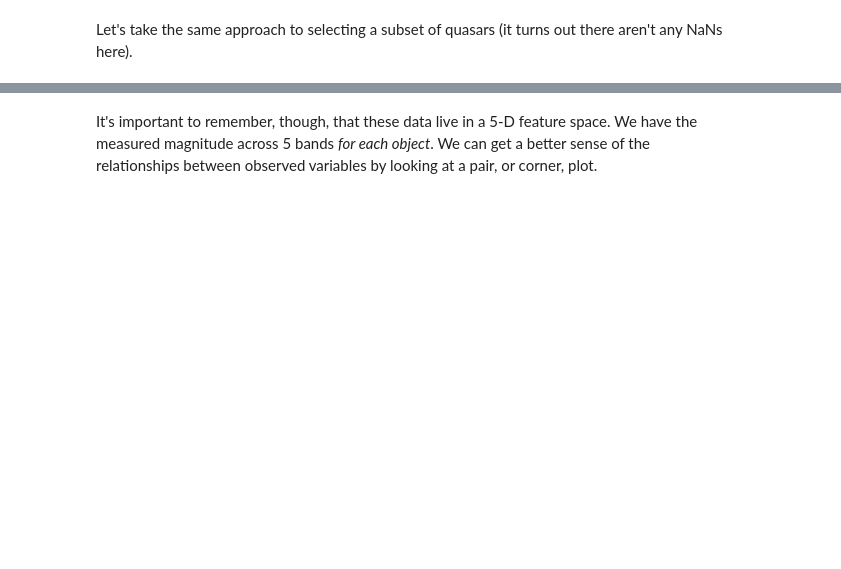
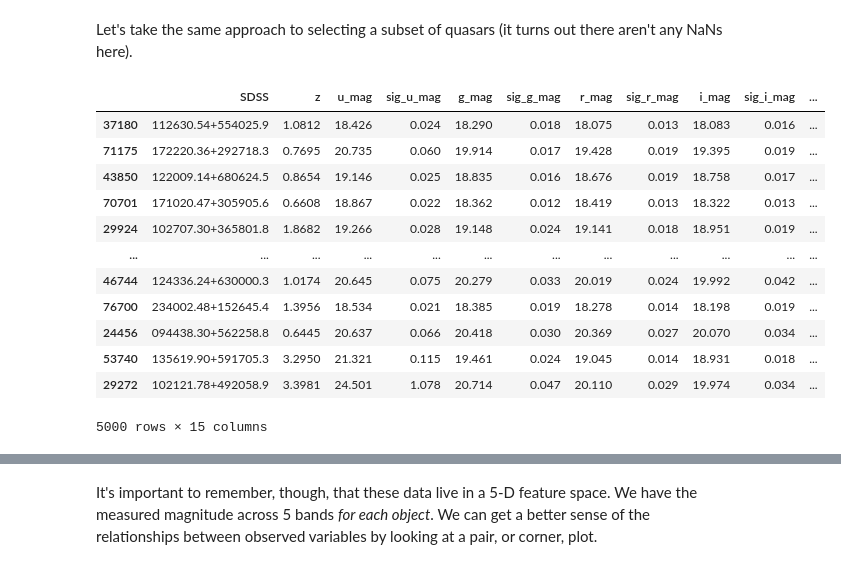
Before and after one commit to maxisi/bfarr-comp-phys-25, a Jupyter notebook: notebooks/Logistic Regression w SDSS.ipynb, the cells around one changed output, grey strips where cells are left out. Saved outputs shown, nothing was run; the diff lists cells and outputs as text; code cells hidden in the pictures; blank space fills up the shorter version.

```diff
--- a/notebooks/Logistic Regression w SDSS.ipynb
+++ b/notebooks/Logistic Regression w SDSS.ipynb
@@ -56,0 +78,3 @@ Finally let's pull the spectroscopically confirmed Quasars.  More information on
+# %%
+inp = open('../data/SDSS_QSO.dat', 'r')
+inp.readline()
@@ -56,0 +83,4 @@ Finally let's pull the spectroscopically confirmed Quasars.  More information on
+# %%
+with open('../data/SDSS_QSO.dat', 'r') as inp:
+    names = inp.readline().rstrip('\n').split(' ')
+names
@@ -60,0 +105,3 @@ We see that it's not comma-delimited, but instead what's called fixed-width. We
+# %%
+qsos = pd.read_fwf('../data/SDSS_QSO.dat', skiprows=1, header=None, names=names)
+qsos.head()
@@ -75,2 +160,6 @@ So when we select our subset of 5000 white dwards we'll make sure to avoid them.
 # %% [markdown]
 With plenty left, we'll select 5000 random white dwarfs.
+# %%
+N = 5000
+wds = wds[wd_sel].sample(N)
+wds
@@ -81,3 +194,20 @@ Let's take the same approach to selecting a subset of quasars (it turns out ther
+# %%
+qsos = qsos.sample(N)
+qsos
+# %% [output]
+|  | SDSS | z | u_mag | sig_u_mag | g_mag | sig_g_mag | r_mag | sig_r_mag | i_mag | sig_i_mag | ... |
+| 37180 | 112630.54+554025.9 | 1.0812 | 18.426 | 0.024 | 18.290 | 0.018 | 18.075 | 0.013 | 18.083 | 0.016 | ... |
+| 71175 | 172220.36+292718.3 | 0.7695 | 20.735 | 0.060 | 19.914 | 0.017 | 19.428 | 0.019 | 19.395 | 0.019 | ... |
+| 43850 | 122009.14+680624.5 | 0.8654 | 19.146 | 0.025 | 18.835 | 0.016 | 18.676 | 0.019 | 18.758 | 0.017 | ... |
+| 70701 | 171020.47+305905.6 | 0.6608 | 18.867 | 0.022 | 18.362 | 0.012 | 18.419 | 0.013 | 18.322 | 0.013 | ... |
+| 29924 | 102707.30+365801.8 | 1.8682 | 19.266 | 0.028 | 19.148 | 0.024 | 19.141 | 0.018 | 18.951 | 0.019 | ... |
+| ... | ... | ... | ... | ... | ... | ... | ... | ... | ... | ... | ... |
+| 46744 | 124336.24+630000.3 | 1.0174 | 20.645 | 0.075 | 20.279 | 0.033 | 20.019 | 0.024 | 19.992 | 0.042 | ... |
+| 76700 | 234002.48+152645.4 | 1.3956 | 18.534 | 0.021 | 18.385 | 0.019 | 18.278 | 0.014 | 18.198 | 0.019 | ... |
+| 24456 | 094438.30+562258.8 | 0.6445 | 20.637 | 0.066 | 20.418 | 0.030 | 20.369 | 0.027 | 20.070 | 0.034 | ... |
+| 53740 | 135619.90+591705.3 | 3.2950 | 21.321 | 0.115 | 19.461 | 0.024 | 19.045 | 0.014 | 18.931 | 0.018 | ... |
+| 29272 | 102121.78+492058.9 | 3.3981 | 24.501 | 1.078 | 20.714 | 0.047 | 20.110 | 0.029 | 19.974 | 0.034 | ... |
+5000 rows × 15 columns
 # %%
 for band in bands:
     plt.hist(stars[band], label=band, alpha=0.5);
```
Also changed, not shown: parts of 26 cells of this notebook.
